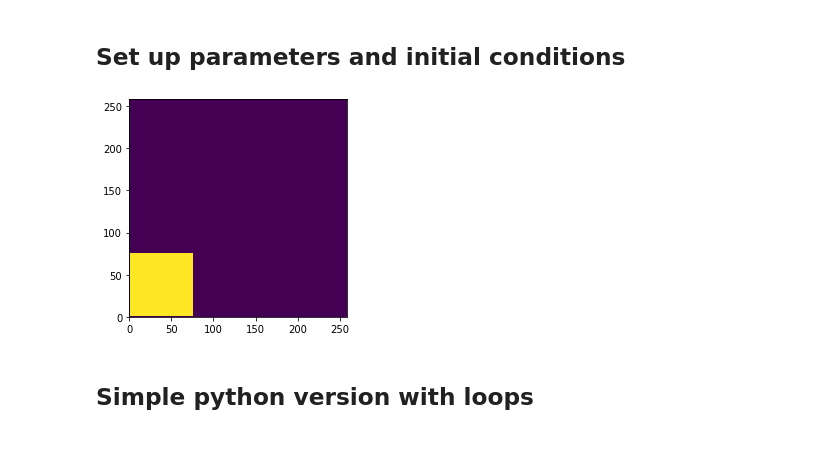
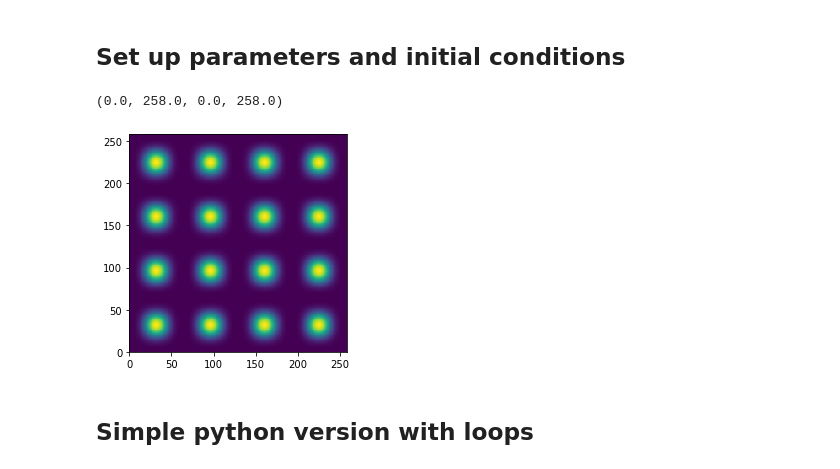
Before and after one commit to DiegoZerm/python-for-hpc-clase, a Jupyter notebook: notebooks/1a--Teaser_Diffusion.ipynb, the cells around one changed output. Cells and saved outputs as stored; diff of their text form; code cells hidden in the pictures.

```diff
--- a/notebooks/1a--Teaser_Diffusion.ipynb
+++ b/notebooks/1a--Teaser_Diffusion.ipynb
@@ -28,23 +25,22 @@ u_{i-1,j}^{(n)}
 # %%
 import numpy as np
 import matplotlib.pyplot as plt
 %matplotlib inline
-# parameters (global, for convenience)
-n_iterations = 200
+# parameters (global for convenience)
+n_iterations = 400
 n_points = 256
 dt = 0.12
 D = 1.2
 def init(val=0.005):
-    grid = np.zeros([n_points+2, n_points+2])
-    # set a square patch near the corner to val > 0
-    block_lo = int(n_points * .01)
-    block_hi = int(n_points * .3)
-    grid[block_lo:block_hi, block_lo:block_hi] = val
+    x = np.linspace(0., 4.*np.pi, num=n_points+2)
+    y = np.linspace(0., 4.*np.pi, num=n_points+2)
+    grid = val * np.outer(np.sin(x)**4, np.sin(y)**4)
     return grid
 grid = init()
-plt.pcolormesh(grid.T);plt.axis('image');None
+plt.pcolormesh(grid.T);plt.axis('image')
 # %% [output]
+(0.0, 258.0, 0.0, 258.0)
-[figure, old version]
+[figure, new version]
 # %% [markdown]
 ## Simple python version with loops
 # %%
```
Also changed, not shown: parts of 6 cells of this notebook, 2 other files.
